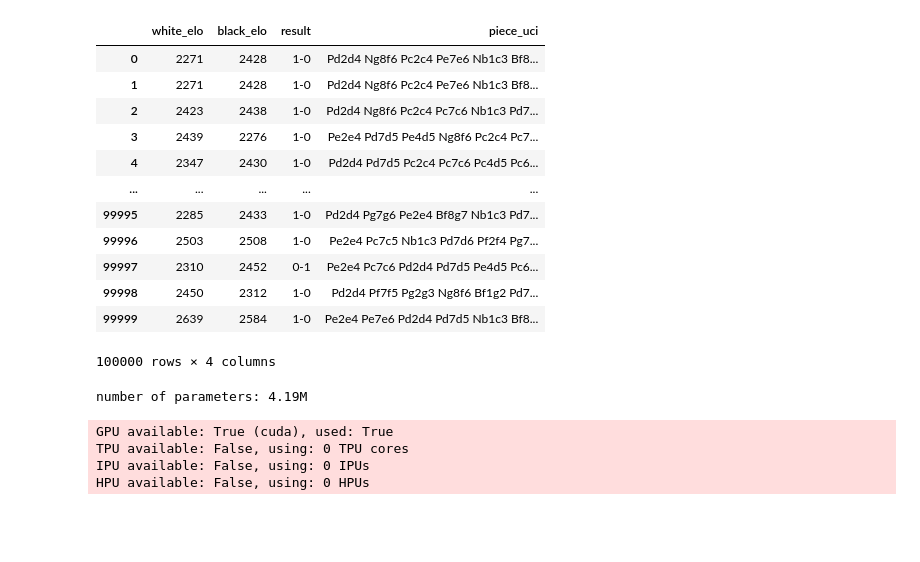
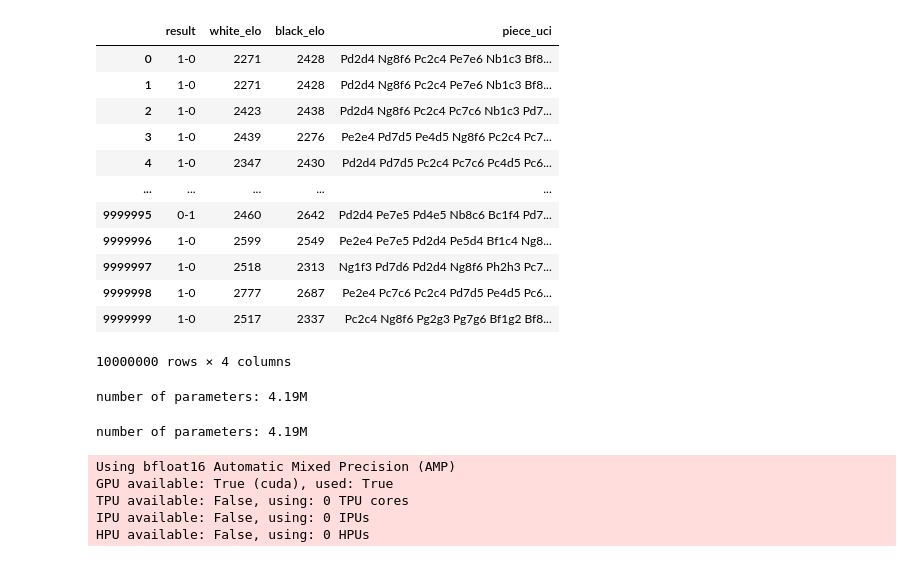
Before and after one commit to Kamil2601/nanoGPT-chess, a Jupyter notebook: weighted_training.ipynb, the cells around one changed output. Saved outputs shown, nothing was run; the diff lists cells and outputs as text; code cells hidden in the pictures; blank space fills up the shorter version.

```diff
--- a/weighted_training.ipynb
+++ b/weighted_training.ipynb
@@ -7,24 +24,25 @@ import torch
 from nanoGPT.model import GPTConfig
 from lightning_training import *
 # %%
-elite_database = pd.read_csv("./data/lichess_elite_database.csv", nrows=100000, delimiter=";", usecols=["result", "white_elo", "black_elo", "piece_uci"])
+elite_database = pd.read_csv("../data/lichess_elite_database.csv", nrows=10**7, delimiter=";")#, usecols=["result", "white_elo", "black_elo", "piece_uci"])
 # elite_database = elite_database.sample(n = 10**7, random_state=42)
 elite_database = elite_database.dropna()
+elite_database = elite_database[['result', 'white_elo', 'black_elo', 'piece_uci']]
 elite_database
 # %% [output]
-|  | white_elo | black_elo | result | piece_uci |
-| 0 | 2271 | 2428 | 1-0 | Pd2d4 Ng8f6 Pc2c4 Pe7e6 Nb1c3 Bf8... |
-| 1 | 2271 | 2428 | 1-0 | Pd2d4 Ng8f6 Pc2c4 Pe7e6 Nb1c3 Bf8... |
-| 2 | 2423 | 2438 | 1-0 | Pd2d4 Ng8f6 Pc2c4 Pc7c6 Nb1c3 Pd7... |
-| 3 | 2439 | 2276 | 1-0 | Pe2e4 Pd7d5 Pe4d5 Ng8f6 Pc2c4 Pc7... |
-| 4 | 2347 | 2430 | 1-0 | Pd2d4 Pd7d5 Pc2c4 Pc7c6 Pc4d5 Pc6... |
+|  | result | white_elo | black_elo | piece_uci |
+| 0 | 1-0 | 2271 | 2428 | Pd2d4 Ng8f6 Pc2c4 Pe7e6 Nb1c3 Bf8... |
+| 1 | 1-0 | 2271 | 2428 | Pd2d4 Ng8f6 Pc2c4 Pe7e6 Nb1c3 Bf8... |
+| 2 | 1-0 | 2423 | 2438 | Pd2d4 Ng8f6 Pc2c4 Pc7c6 Nb1c3 Pd7... |
+| 3 | 1-0 | 2439 | 2276 | Pe2e4 Pd7d5 Pe4d5 Ng8f6 Pc2c4 Pc7... |
+| 4 | 1-0 | 2347 | 2430 | Pd2d4 Pd7d5 Pc2c4 Pc7c6 Pc4d5 Pc6... |
 | ... | ... | ... | ... | ... |
-| 99995 | 2285 | 2433 | 1-0 | Pd2d4 Pg7g6 Pe2e4 Bf8g7 Nb1c3 Pd7... |
-| 99996 | 2503 | 2508 | 1-0 | Pe2e4 Pc7c5 Nb1c3 Pd7d6 Pf2f4 Pg7... |
-| 99997 | 2310 | 2452 | 0-1 | Pe2e4 Pc7c6 Pd2d4 Pd7d5 Pe4d5 Pc6... |
-| 99998 | 2450 | 2312 | 1-0 | Pd2d4 Pf7f5 Pg2g3 Ng8f6 Bf1g2 Pd7... |
-| 99999 | 2639 | 2584 | 1-0 | Pe2e4 Pe7e6 Pd2d4 Pd7d5 Nb1c3 Bf8... |
+| 9999995 | 0-1 | 2460 | 2642 | Pd2d4 Pe7e5 Pd4e5 Nb8c6 Bc1f4 Pd7... |
+| 9999996 | 1-0 | 2599 | 2549 | Pe2e4 Pe7e5 Pd2d4 Pe5d4 Bf1c4 Ng8... |
+| 9999997 | 1-0 | 2518 | 2313 | Ng1f3 Pd7d6 Pd2d4 Ng8f6 Ph2h3 Pc7... |
+| 9999998 | 1-0 | 2777 | 2687 | Pe2e4 Pc7c6 Pc2c4 Pd7d5 Pe4d5 Pc6... |
+| 9999999 | 1-0 | 2517 | 2337 | Pc2c4 Ng8f6 Pg2g3 Pg7g6 Bf1g2 Bf8... |
-100000 rows × 4 columns
+10000000 rows × 4 columns
 # %%
 # data_module = WeightedGamesDataModule(elite_database, test_size=0.01, num_workers=16)
 # games = list(elite_database.piece_uci)
@@ -43,19 +61,26 @@ pl_model = LightningGPTWeighted(model_config)
 # pl_model = LightningGPT(model_config)
 # %% [output]
 number of parameters: 4.19M
+# %%
+ckpt_path = "./lightning_logs/strong_play/W1-D0.5-L0/version_1/checkpoints/epoch=0-step=154565.ckpt"
+
+pl_model = LightningGPTWeighted.load_from_checkpoint(ckpt_path, config=model_config)
+# %% [output]
+number of parameters: 4.19M
 # %%
 tensorboard_logger = pl.loggers.TensorBoardLogger(save_dir="./lightning_logs/strong_play/", name=f"W1-D0.5-L0")
 
 trainer = pl.Trainer(
     accelerator="gpu",
-    max_epochs=4,
-    callbacks=[pl.callbacks.RichProgressBar()],
+    max_epochs=10,
+    # callbacks=[pl.callbacks.RichProgressBar()],
     logger=tensorboard_logger,
-    precision=32,
+    precision="bf16-mixed",
     # default_root_dir=
     # fast_dev_run=True
 )
 # %% [output]
+Using bfloat16 Automatic Mixed Precision (AMP)
 GPU available: True (cuda), used: True
 TPU available: False, using: 0 TPU cores
 IPU available: False, using: 0 IPUs
```
Also changed, not shown: parts of 9 cells of this notebook, 2 other files.
